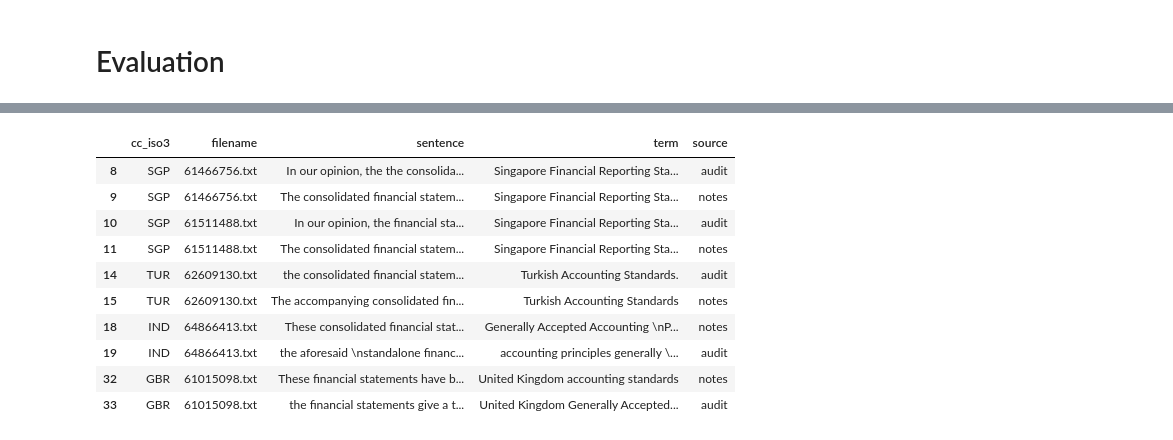
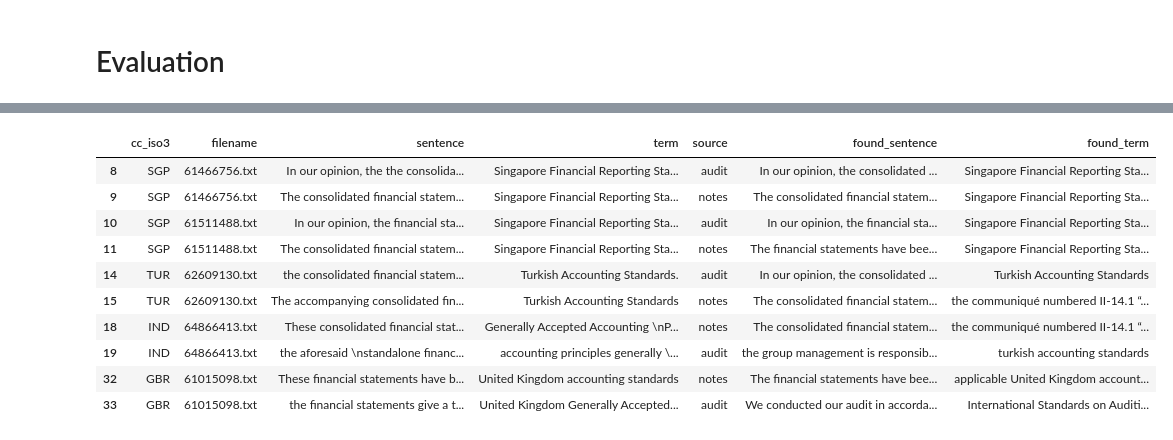
Before and after one commit to ilias-m-n/ExtractAccStds, a Jupyter notebook: Extract_Stds_GPT.ipynb, the cells around one changed output, grey strips where cells are left out. Cells and saved outputs as stored; diff of their text form; code cells hidden in the pictures.

```diff
--- a/Extract_Stds_GPT.ipynb
+++ b/Extract_Stds_GPT.ipynb
@@ -202,5 +203,5 @@ client = OpenAI()
 # %% [markdown]
 ## Call API
 # %%
-df_inputs['output'] = df_inputs.progress_apply(lambda x: util.prompt_gpt(client, system, x.prompt, user_assistant, "gpt-4-0125-preview"), axis=1)
+df_inputs['output'] = df_inputs.progress_apply(lambda x: util.prompt_gpt(client, system, x.prompt, None, "gpt-4-0125-preview"), axis=1)
 # %% [output]
@@ -249,17 +224,27 @@ for row in df_inputs.index:
 # %%
 files = df_inputs.filename.values
-labels = test_df[test_df.filename.isin(files)]
+labels = test_df[test_df.filename.isin(files)].copy()
+labels[['found_sentence', 'found_term']] = ""
+# %%
+for row in df_inputs.index:
+    d = json.loads(df_inputs.loc[row]["output"].choices[0].message.content)
+    id = df_inputs.loc[row].filename
+
+    for k, v in d.items():
+        mask = (labels['filename'] == id) & (labels['source'] == k)
+        labels.loc[mask, 'found_sentence'] = v['sentence']
+        labels.loc[mask, 'found_term'] = v['term']
 # %%
-labels['cc_iso3 filename sentence term source'.split()]
+labels['cc_iso3 filename sentence term source found_sentence found_term'.split()]
 # %% [output]
-|  | cc_iso3 | filename | sentence | term | source |
-| 8 | SGP | 61466756.txt | In our opinion, the the consolida... | Singapore Financial Reporting Sta... | audit |
-| 9 | SGP | 61466756.txt | The consolidated financial statem... | Singapore Financial Reporting Sta... | notes |
-| 10 | SGP | 61511488.txt | In our opinion, the financial sta... | Singapore Financial Reporting Sta... | audit |
-| 11 | SGP | 61511488.txt | The consolidated financial statem... | Singapore Financial Reporting Sta... | notes |
-| 14 | TUR | 62609130.txt | the consolidated financial statem... | Turkish Accounting Standards. | audit |
-| 15 | TUR | 62609130.txt | The accompanying consolidated fin... | Turkish Accounting Standards | notes |
-| 18 | IND | 64866413.txt | These consolidated financial stat... | Generally Accepted Accounting \nP... | notes |
-| 19 | IND | 64866413.txt | the aforesaid \nstandalone financ... | accounting principles generally \... | audit |
-| 32 | GBR | 61015098.txt | These financial statements have b... | United Kingdom accounting standards | notes |
-| 33 | GBR | 61015098.txt | the financial statements give a t... | United Kingdom Generally Accepted... | audit |
+|  | cc_iso3 | filename | sentence | term | source | found_sentence | found_term |
+| 8 | SGP | 61466756.txt | In our opinion, the the consolida... | Singapore Financial Reporting Sta... | audit | In our opinion, the consolidated ... | Singapore Financial Reporting Sta... |
+| 9 | SGP | 61466756.txt | The consolidated financial statem... | Singapore Financial Reporting Sta... | notes | The consolidated financial statem... | Singapore Financial Reporting Sta... |
+| 10 | SGP | 61511488.txt | In our opinion, the financial sta... | Singapore Financial Reporting Sta... | audit | In our opinion, the financial sta... | Singapore Financial Reporting Sta... |
+| 11 | SGP | 61511488.txt | The consolidated financial statem... | Singapore Financial Reporting Sta... | notes | The financial statements have bee... | Singapore Financial Reporting Sta... |
+| 14 | TUR | 62609130.txt | the consolidated financial statem... | Turkish Accounting Standards. | audit | In our opinion, the consolidated ... | Turkish Accounting Standards |
+| 15 | TUR | 62609130.txt | The accompanying consolidated fin... | Turkish Accounting Standards | notes | The consolidated financial statem... | the communiqué numbered II-14.1 “... |
+| 18 | IND | 64866413.txt | These consolidated financial stat... | Generally Accepted Accounting \nP... | notes | The consolidated financial statem... | the communiqué numbered II-14.1 “... |
+| 19 | IND | 64866413.txt | the aforesaid \nstandalone financ... | accounting principles generally \... | audit | the group management is responsib... | turkish accounting standards |
+| 32 | GBR | 61015098.txt | These financial statements have b... | United Kingdom accounting standards | notes | The financial statements have bee... | applicable United Kingdom account... |
+| 33 | GBR | 61015098.txt | the financial statements give a t... | United Kingdom Generally Accepted... | audit | We conducted our audit in accorda... | International Standards on Auditi... |
```
Also changed, not shown: parts of 19 cells of this notebook, 2 other files.
